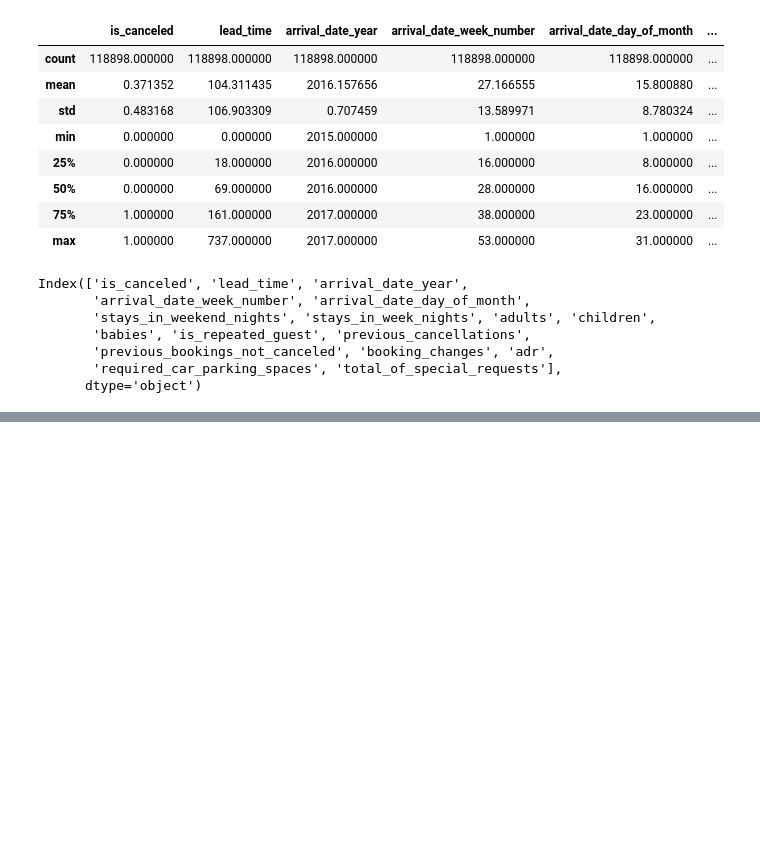
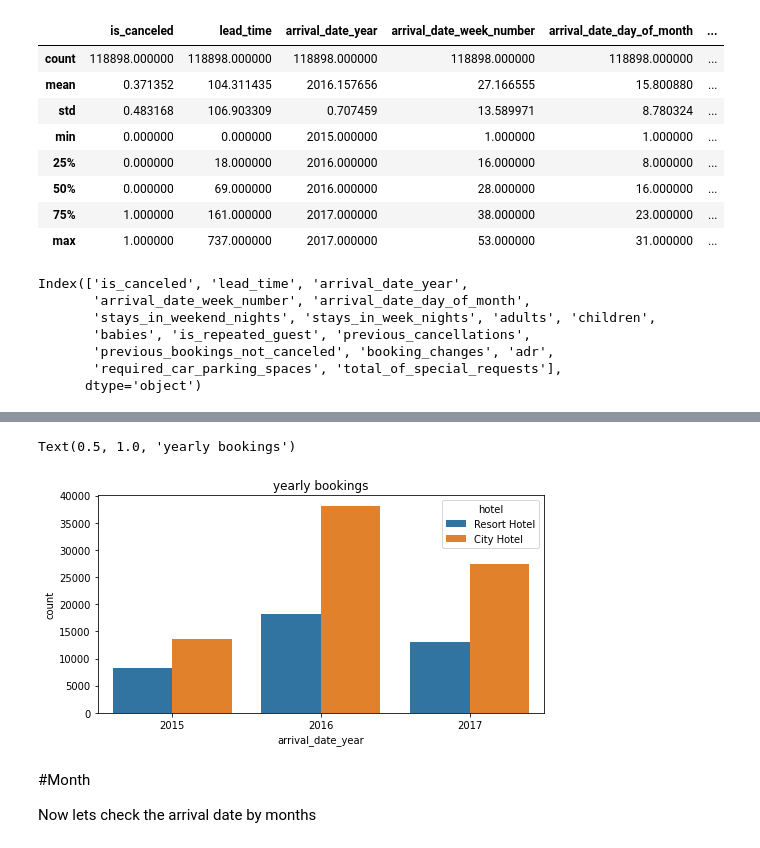
Before and after one commit to ravali-muta/Hotel-Booking-Analysis, a Jupyter notebook: Hotel_Booking_Analysis_.ipynb, the cells around one changed output, grey strips where cells are left out. Saved outputs shown, nothing was run; the diff lists cells and outputs as text; code cells hidden in the pictures; blank space fills up the shorter version.

```diff
--- a/Hotel_Booking_Analysis_.ipynb
+++ b/Hotel_Booking_Analysis_.ipynb
@@ -162,0 +245,22 @@ Index(['is_canceled', 'lead_time', 'arrival_date_year',
+# %%
+#Convert the datatype to string
+
+df['arrival_date_year'] = df['arrival_date_year'].astype('str')
+df['arrival_date_month'] = df['arrival_date_month'].astype('str')
+df['arrival_date_day_of_month'] = df['arrival_date_day_of_month'].astype('str')
+# %%
+#Lets convert arrival date to datetime
+
+df['arrival_date'] = df['arrival_date_day_of_month'] + '-' + df['arrival_date_month'] + '-' + df['arrival_date_year']
+df['arrival_date'] = pd.to_datetime(df['arrival_date'])
+# %%
+
+plt.figure(figsize=(8,4))
+sns.countplot (x= 'arrival_date_year', data= df, hue='hotel').set_title ('yearly bookings')
+# %% [output]
+Text(0.5, 1.0, 'yearly bookings')
+[figure, added]
+# %% [markdown]
+#Month
+
+Now lets check the arrival date by months
```
Also changed, not shown: parts of 56 cells of this notebook.
